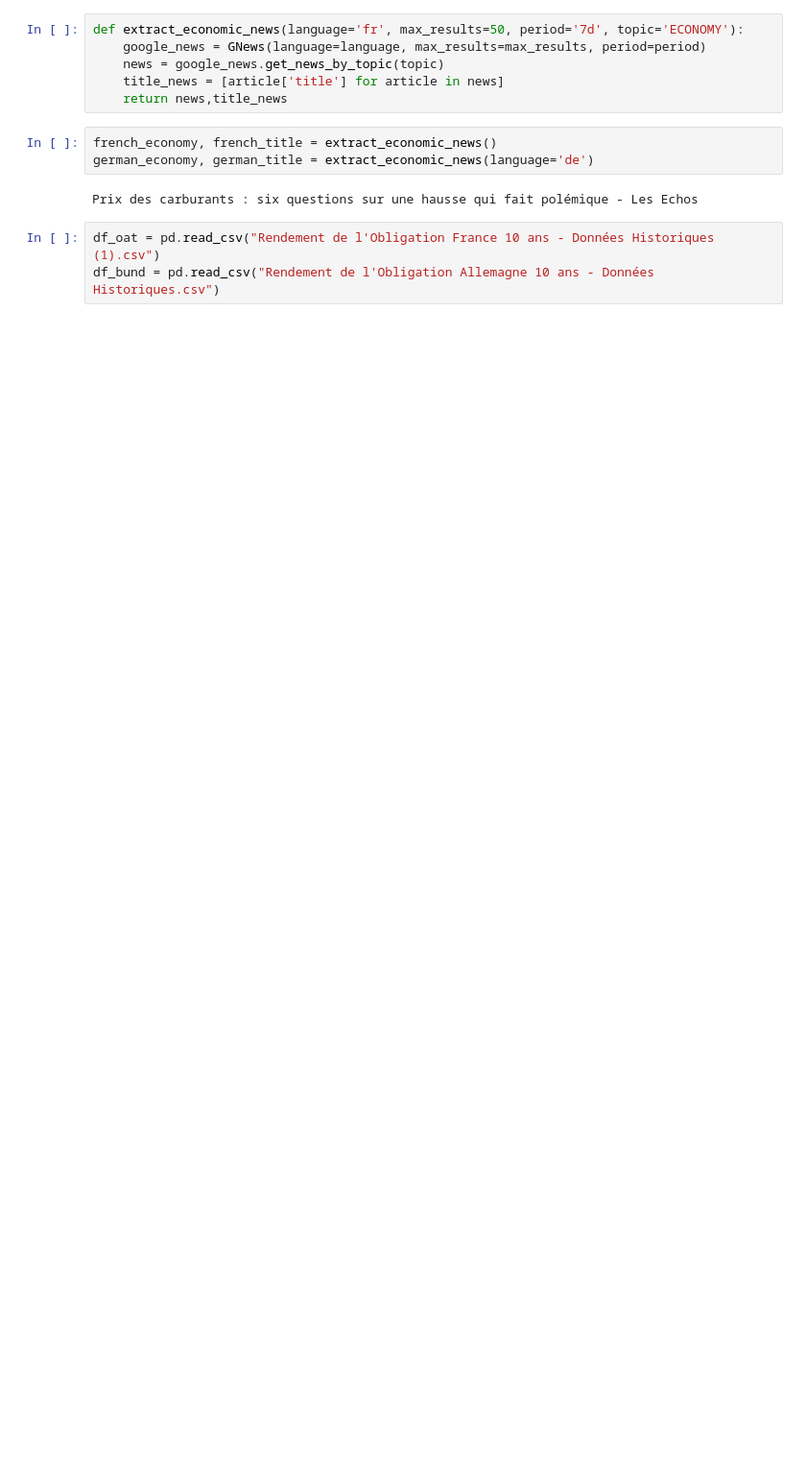
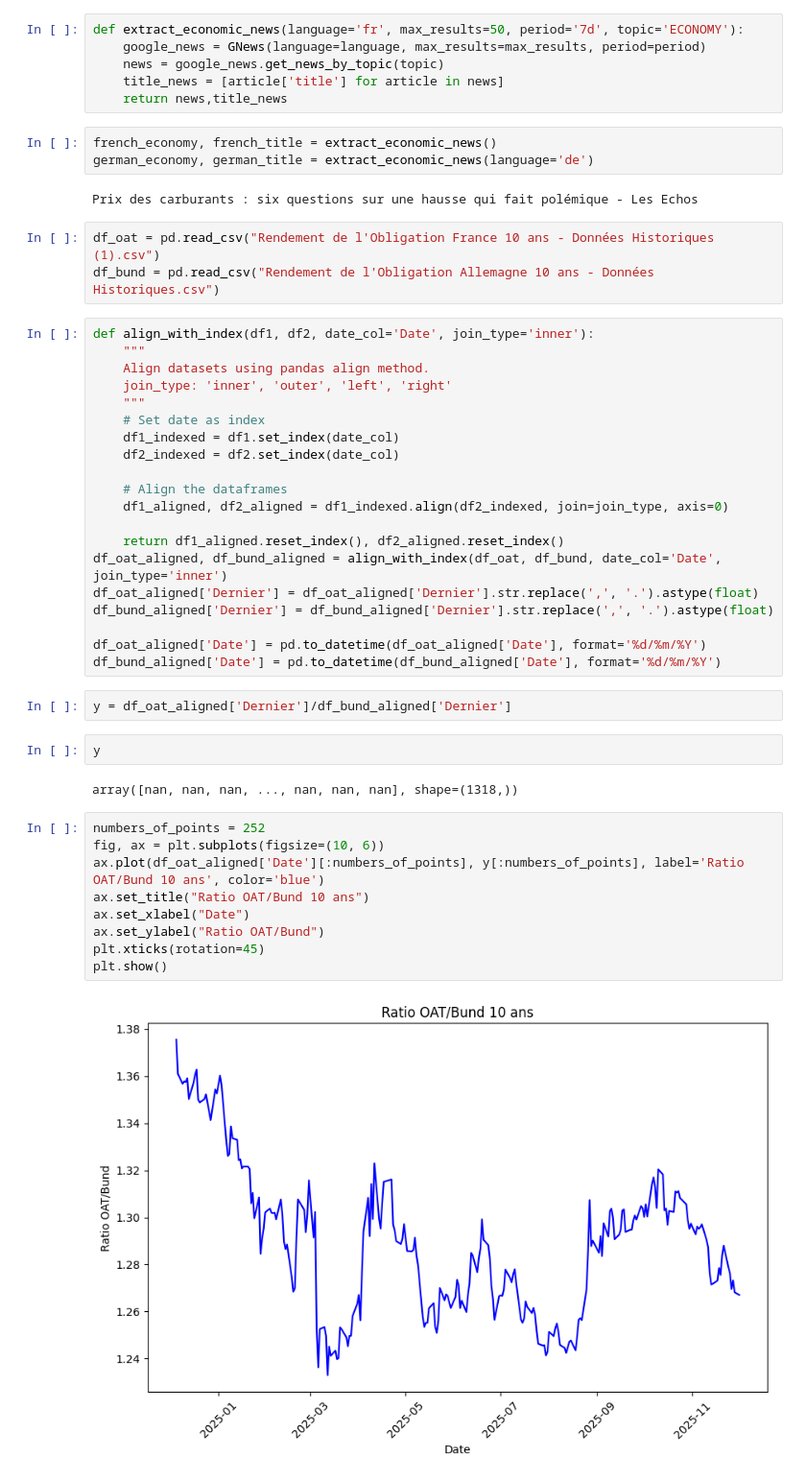
Before and after one commit to elyanrgn/Nowcasting_ENSAE, a Jupyter notebook: main_elyan.ipynb, the cells around one changed output. Shown: that part at 96% size. Cells and saved outputs as stored; diff of their text form; blank space fills up the shorter version.

Commit message:
Plotting of the spread over 1 year, fitting an ARIMA(3,1,3)

```diff
--- a/main_elyan.ipynb
+++ b/main_elyan.ipynb
@@ -18,3 +20,40 @@ Prix des carburants : six questions sur une hausse qui fait polémique - Les Ech
 # %%
 df_oat = pd.read_csv("Rendement de l'Obligation France 10 ans - Données Historiques (1).csv")
 df_bund = pd.read_csv("Rendement de l'Obligation Allemagne 10 ans - Données Historiques.csv")
+# %%
+def align_with_index(df1, df2, date_col='Date', join_type='inner'):
+    """
+    Align datasets using pandas align method.
+    join_type: 'inner', 'outer', 'left', 'right'
+    """
+    # Set date as index
+    df1_indexed = df1.set_index(date_col)
+    df2_indexed = df2.set_index(date_col)
+
+    # Align the dataframes
+    df1_aligned, df2_aligned = df1_indexed.align(df2_indexed, join=join_type, axis=0)
+
+    return df1_aligned.reset_index(), df2_aligned.reset_index()
+df_oat_aligned, df_bund_aligned = align_with_index(df_oat, df_bund, date_col='Date', join_type='inner')
+df_oat_aligned['Dernier'] = df_oat_aligned['Dernier'].str.replace(',', '.').astype(float)
+df_bund_aligned['Dernier'] = df_bund_aligned['Dernier'].str.replace(',', '.').astype(float)
+
+df_oat_aligned['Date'] = pd.to_datetime(df_oat_aligned['Date'], format='%d/%m/%Y')
+df_bund_aligned['Date'] = pd.to_datetime(df_bund_aligned['Date'], format='%d/%m/%Y')
+# %%
+y = df_oat_aligned['Dernier']/df_bund_aligned['Dernier']
+# %%
+y
+# %% [output]
+array([nan, nan, nan, ..., nan, nan, nan], shape=(1318,))
+# %%
+numbers_of_points = 252
+fig, ax = plt.subplots(figsize=(10, 6))
+ax.plot(df_oat_aligned['Date'][:numbers_of_points], y[:numbers_of_points], label='Ratio OAT/Bund 10 ans', color='blue')
+ax.set_title("Ratio OAT/Bund 10 ans")
+ax.set_xlabel("Date")
+ax.set_ylabel("Ratio OAT/Bund")
+plt.xticks(rotation=45)
+plt.show()
+# %% [output]
+[figure, added]
```
Also changed, not shown: parts of 7 cells of this notebook.
